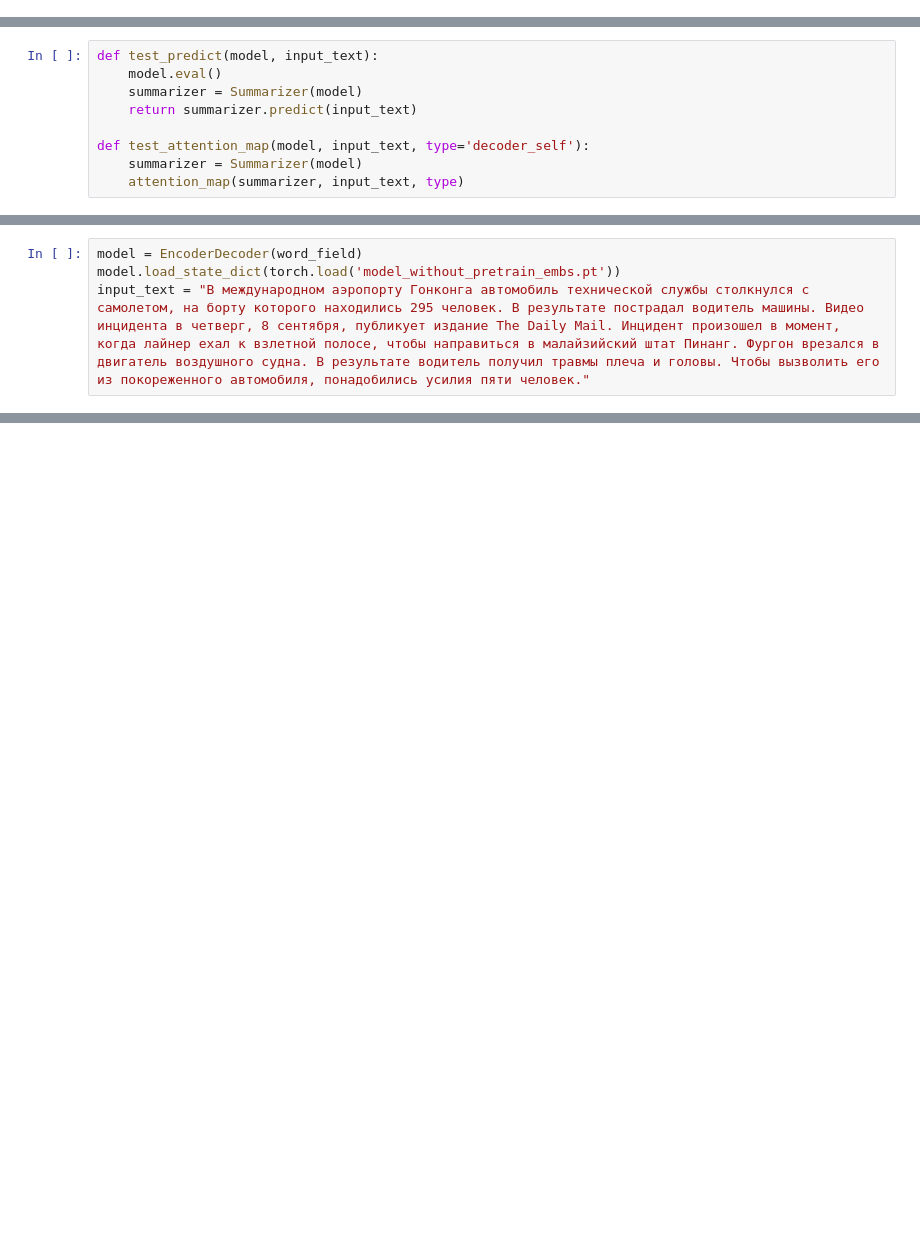
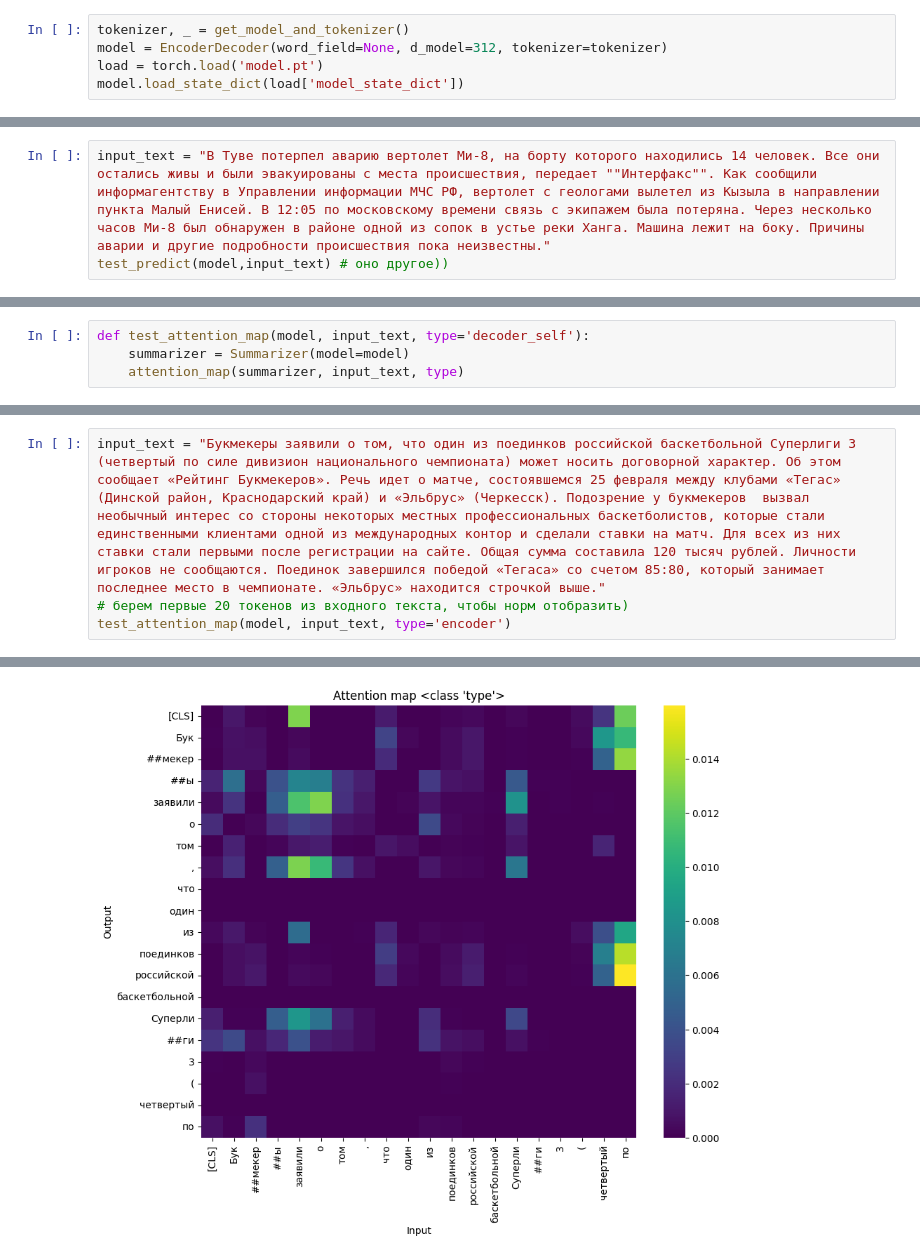
Before and after one commit to GolovaAnna/DeepLearning, a Jupyter notebook: 03_Attention/seminar/tests.ipynb, the cells around one changed output, grey strips where cells are left out. Saved outputs shown, nothing was run; the diff lists cells and outputs as text; blank space fills up the shorter version.

Commit message:
docs: Добавлен отчет 03_Attention

```diff
--- a/03_Attention/seminar/tests.ipynb
+++ b/03_Attention/seminar/tests.ipynb
@@ -8,0 +9,5 @@ from preprocessing import get_word_field, create_dataset
+# %%
+tokenizer, _ = get_model_and_tokenizer()
+model = EncoderDecoder(word_field=None, d_model=312, tokenizer=tokenizer)
+load = torch.load('model.pt')
+model.load_state_dict(load['model_state_dict'])
@@ -8,0 +31,3 @@ from preprocessing import get_word_field, create_dataset
+# %%
+input_text = "В Туве потерпел аварию вертолет Ми-8, на борту которого находились 14 человек. Все они остались живы и были эвакуированы с места происшествия, передает ""Интерфакс"". Как сообщили информагентству в Управлении информации МЧС РФ, вертолет с геологами вылетел из Кызыла в направлении пункта Малый Енисей. В 12:05 по московскому времени связь с экипажем была потеряна. Через несколько часов Ми-8 был обнаружен в районе одной из сопок в устье реки Ханга. Машина лежит на боку. Причины аварии и другие подробности происшествия пока неизвестны."
+test_predict(model,input_text) # оно другое))
@@ -9,9 +36,4 @@ from preprocessing import get_word_field, create_dataset
 # %%
-def test_predict(model, input_text):
-    model.eval()
-    summarizer = Summarizer(model)
-    return summarizer.predict(input_text)
-
 def test_attention_map(model, input_text, type='decoder_self'):
-    summarizer = Summarizer(model)
+    summarizer = Summarizer(model=model)
     attention_map(summarizer, input_text, type)
@@ -31,4 +39,0 @@ Sample tokenization: ['Пример', 'текста.', 'для', 'проверк
-# %%
-model = EncoderDecoder(word_field)
-model.load_state_dict(torch.load('model_without_pretrain_embs.pt'))
-input_text = "В международном аэропорту Гонконга автомобиль технической службы столкнулся с самолетом, на борту которого находились 295 человек. В результате пострадал водитель машины. Видео инцидента в четверг, 8 сентября, публикует издание The Daily Mail. Инцидент произошел в момент, когда лайнер ехал к взлетной полосе, чтобы направиться в малайзийский штат Пинанг. Фургон врезался в двигатель воздушного судна. В результате водитель получил травмы плеча и головы. Чтобы вызволить его из покореженного автомобиля, понадобились усилия пяти человек."
@@ -39,0 +40,5 @@ RuntimeError: Error(s) in loading state_dict for EncoderDecoder:
+# %%
+input_text = "Букмекеры заявили о том, что один из поединков российской баскетбольной Суперлиги 3 (четвертый по силе дивизион национального чемпионата) может носить договорной характер. Об этом сообщает «Рейтинг Букмекеров». Речь идет о матче, состоявшемся 25 февраля между клубами «Тегас» (Динской район, Краснодарский край) и «Эльбрус» (Черкесск). Подозрение у букмекеров  вызвал необычный интерес со стороны некоторых местных профессиональных баскетболистов, которые стали единственными клиентами одной из международных контор и сделали ставки на матч. Для всех из них ставки стали первыми после регистрации на сайте. Общая сумма составила 120 тысяч рублей. Личности игроков не сообщаются. Поединок завершился победой «Тегаса» со счетом 85:80, который занимает последнее место в чемпионате. «Эльбрус» находится строчкой выше."
+# берем первые 20 токенов из входного текста, чтобы норм отобразить)
+test_attention_map(model, input_text, type='encoder')
+# %% [output]
@@ -39,0 +46 @@ RuntimeError: Error(s) in loading state_dict for EncoderDecoder:
+[figure, added]
```
Also changed, not shown: parts of 13 cells of this notebook, 15 other files.
